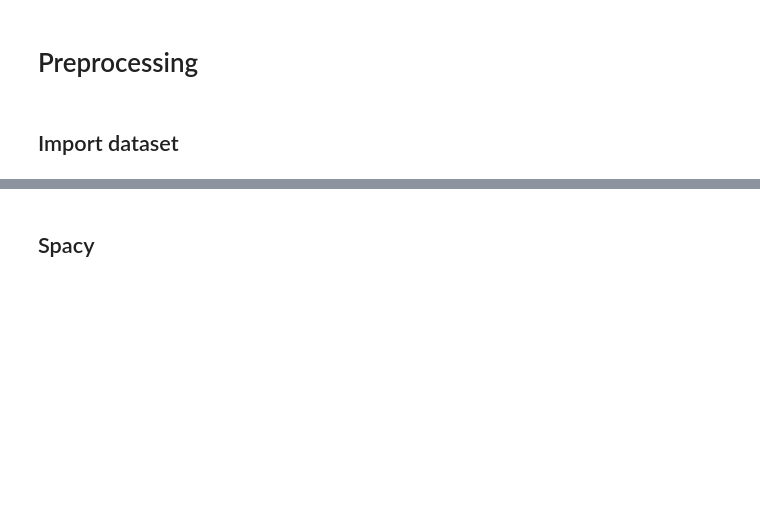
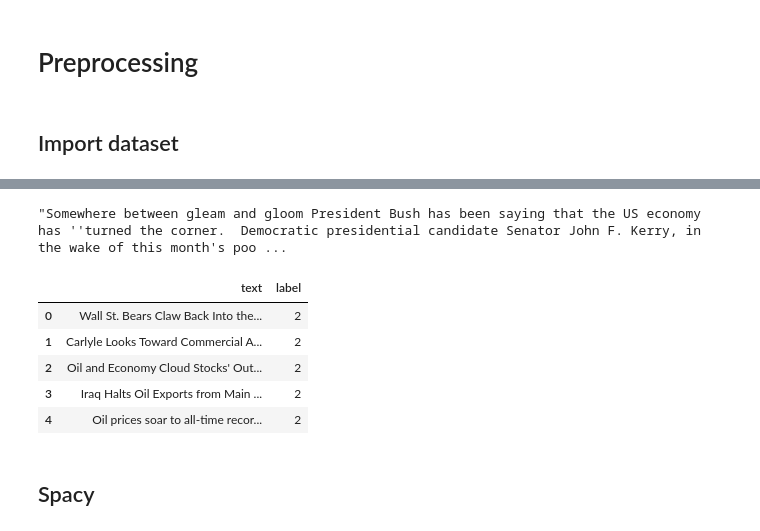
Before and after one commit to LCS-FS/NLP, a Jupyter notebook: assign1/preprocessing.ipynb, the cells around one changed output, grey strips where cells are left out. Saved outputs shown, nothing was run; the diff lists cells and outputs as text; code cells hidden in the pictures; blank space fills up the shorter version.

```diff
--- a/assign1/preprocessing.ipynb
+++ b/assign1/preprocessing.ipynb
@@ -20,3 +29,36 @@ data.sample(5)
+# %%
+def remove_links(text):
+    # Example
+    # &lt;A HREF=""http://www.investor.reuters.com/FullQuote.aspx?ticker=BNNY.OB target=/stocks/quickinfo/fullquote""&gt;BNNY.OB&lt;/A&gt;
+    pattern = r'&lt;A HREF=.*?&gt;(.*?)&lt;/A&gt;'
+    return re.sub(pattern, '', text)
+# %%
+import html
+
+def remove_html_tags(text):
+    decoded_text = html.unescape(text)
+    pattern = r'<.*?>'
+    return re.sub(pattern, '', decoded_text)
+# %%
+def remove_quotes(text):
+    pattern = r'quot;'
+    return re.sub(pattern, '', text)
+# %%
+data['text'] = data['text'].apply(remove_links)
+data['text'] = data['text'].apply(remove_reuters)
+data['text'] = data['text'].apply(remove_html_tags)
+data['text'] = data['text'].apply(remove_quotes)
+# %% [output]
+"Somewhere between gleam and gloom President Bush has been saying that the US economy has ''turned the corner.  Democratic presidential candidate Senator John F. Kerry, in the wake of this month's poo ...
+# %%
+data.head()
+# %% [output]
+|  | text | label |
+| 0 | Wall St. Bears Claw Back Into the... | 2 |
+| 1 | Carlyle Looks Toward Commercial A... | 2 |
+| 2 | Oil and Economy Cloud Stocks' Out... | 2 |
+| 3 | Iraq Halts Oil Exports from Main ... | 2 |
+| 4 | Oil prices soar to all-time recor... | 2 |
 # %% [markdown]
 ## Spacy
 # %%
```
Also changed, not shown: parts of 15 cells of this notebook.
